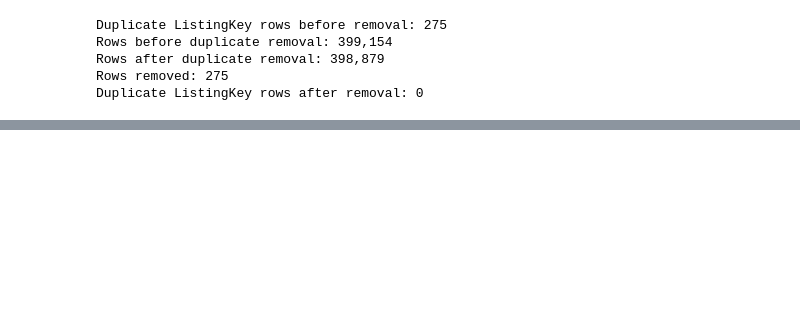
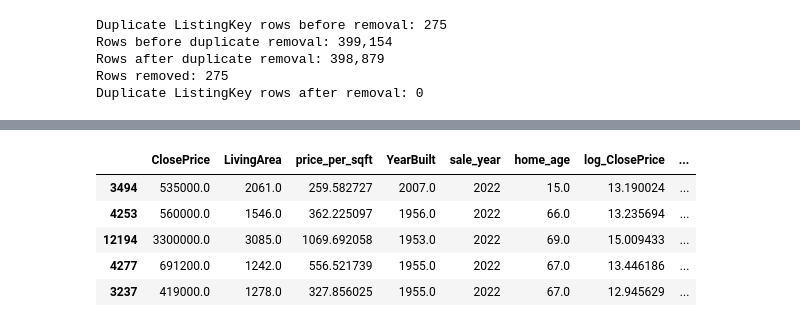
Before and after one commit to miatrn20/IDX-Exchange-Internship-Data_Science-Summer2026, a Jupyter notebook: 02_preprocessing.ipynb, the cells around one changed output, grey strips where cells are left out. Drawn from its saved outputs; the diff is of its cells as text; code cells hidden in the pictures; blank space fills up the shorter version.

```diff
--- a/02_preprocessing.ipynb
+++ b/02_preprocessing.ipynb
@@ -205,0 +473,37 @@ Modeling dataset shape: (398879, 16)
+# %%
+if "LivingArea" in df_clean.columns:
+    df_clean["price_per_sqft"] = df_clean["ClosePrice"] / df_clean["LivingArea"]
+
+if "YearBuilt" in df_clean.columns:
+    df_clean["sale_year"] = df_clean["CloseDate"].dt.year
+    df_clean["home_age"] = df_clean["sale_year"] - df_clean["YearBuilt"]
+    df_clean.loc[df_clean["home_age"] < 0, "home_age"] = np.nan
+    df_clean["home_age_missing_flag"] = df_clean["home_age"].isna().astype(int)
+    df_clean["home_age"] = df_clean["home_age"].fillna(df_clean["home_age"].median())
+
+df_clean["log_ClosePrice"] = np.log1p(df_clean["ClosePrice"])
+
+if "LivingArea" in df_clean.columns:
+    df_clean["log_LivingArea"] = np.log1p(df_clean["LivingArea"])
+
+if "LotSizeSquareFeet" in df_clean.columns:
+    df_clean["log_LotSizeSquareFeet"] = np.log1p(df_clean["LotSizeSquareFeet"])
+
+df_clean[[
+    "ClosePrice",
+    "LivingArea",
+    "price_per_sqft",
+    "YearBuilt",
+    "sale_year",
+    "home_age",
+    "log_ClosePrice",
+    "log_LivingArea",
+    "log_LotSizeSquareFeet"
+]].head()
+# %% [output]
+|  | ClosePrice | LivingArea | price_per_sqft | YearBuilt | sale_year | home_age | log_ClosePrice | ... |
+| 3494 | 535000.0 | 2061.0 | 259.582727 | 2007.0 | 2022 | 15.0 | 13.190024 | ... |
+| 4253 | 560000.0 | 1546.0 | 362.225097 | 1956.0 | 2022 | 66.0 | 13.235694 | ... |
+| 12194 | 3300000.0 | 3085.0 | 1069.692058 | 1953.0 | 2022 | 69.0 | 15.009433 | ... |
+| 4277 | 691200.0 | 1242.0 | 556.521739 | 1955.0 | 2022 | 67.0 | 13.446186 | ... |
+| 3237 | 419000.0 | 1278.0 | 327.856025 | 1955.0 | 2022 | 67.0 | 12.945629 | ... |
```
Also changed, not shown: parts of 26 cells of this notebook.
